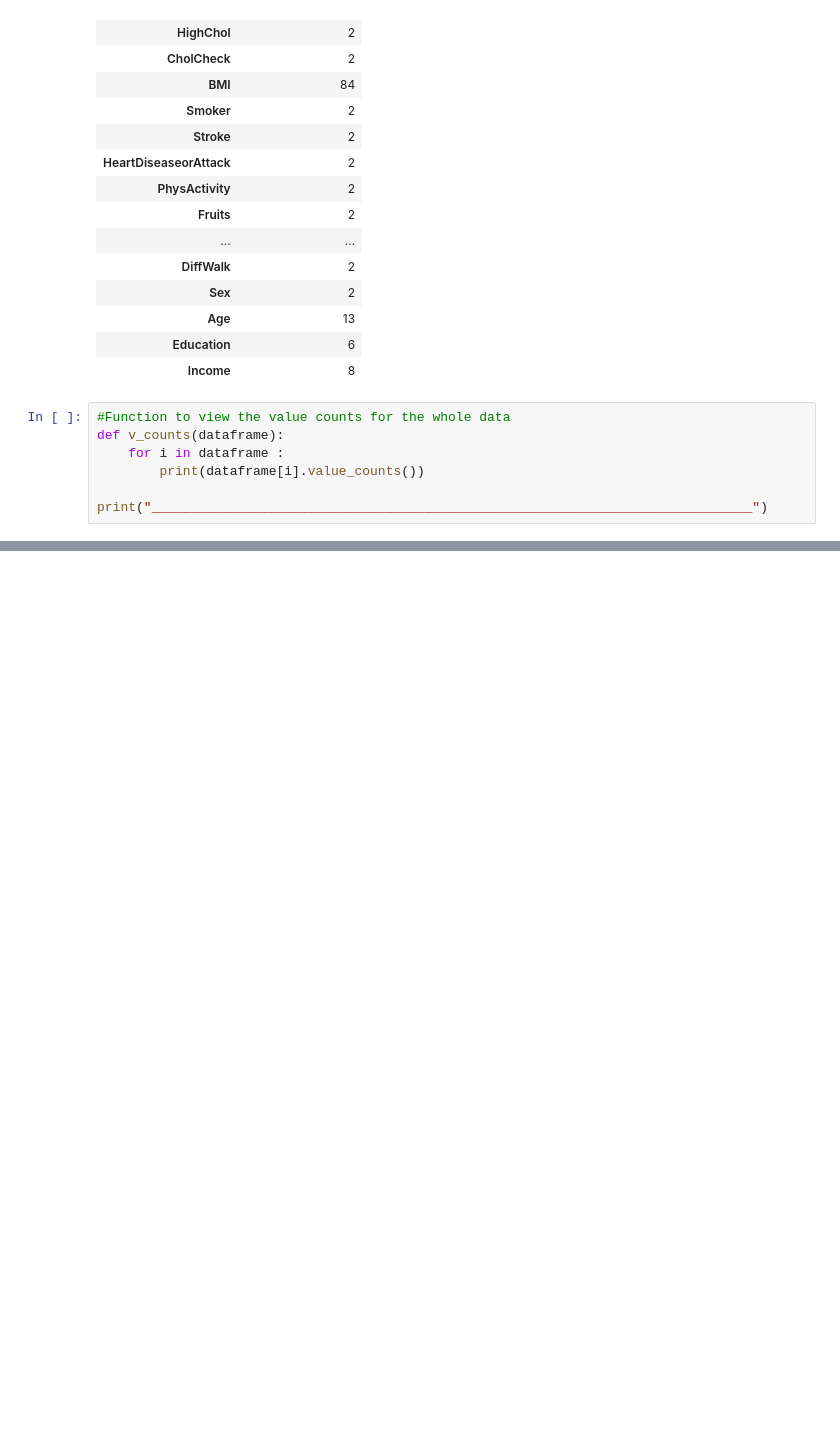
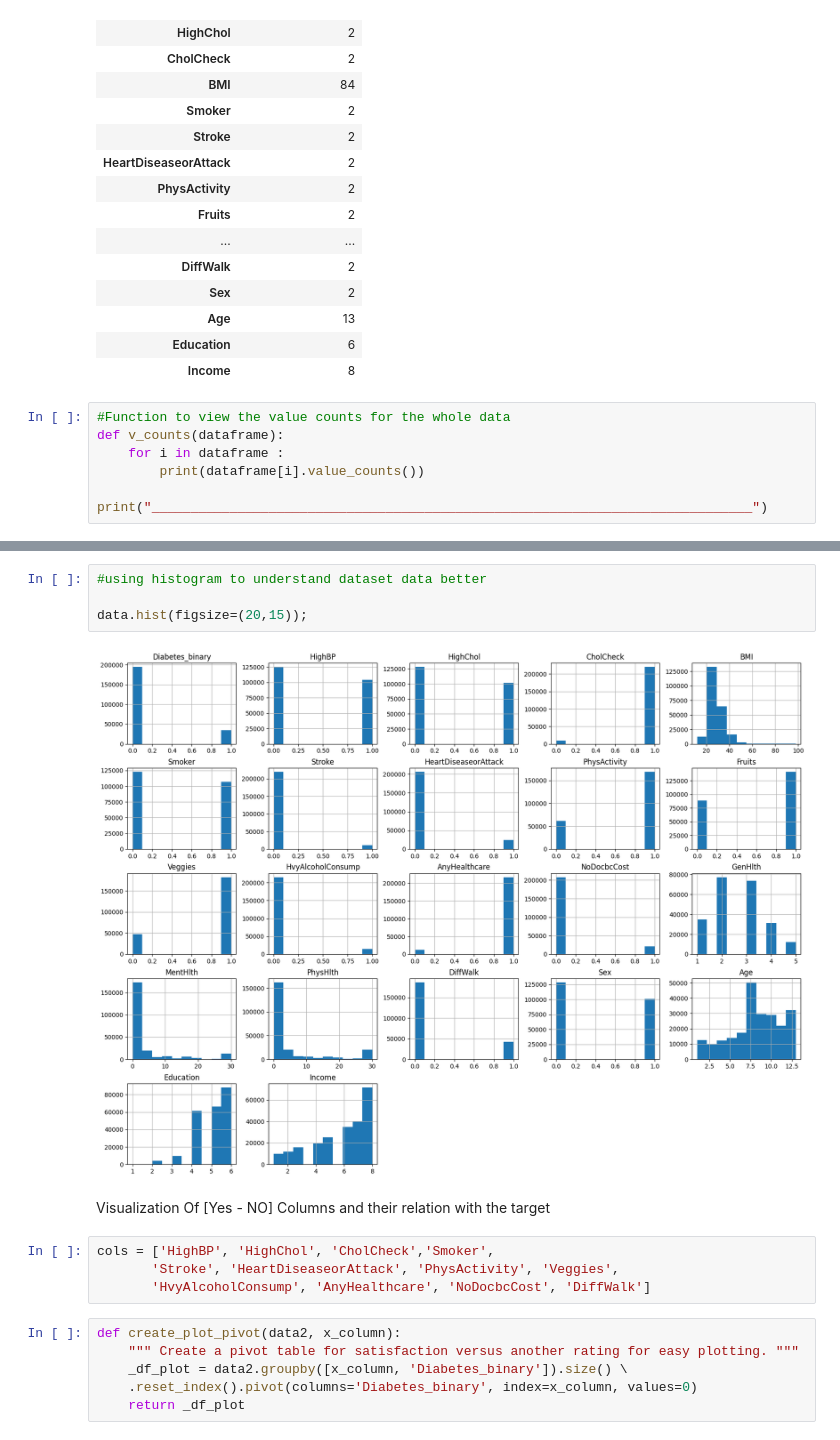
Before and after one commit to Tranduong03/diabetes-diagnosis-system, a Jupyter notebook: notebooks/SE/01_EDA.ipynb, the cells around one changed output, grey strips where cells are left out. Cells and saved outputs as stored; diff of their text form; blank space fills up the shorter version.

```diff
--- a/notebooks/SE/01_EDA.ipynb
+++ b/notebooks/SE/01_EDA.ipynb
@@ -198,0 +365,18 @@ def v_counts(dataframe):
+# %%
+#using histogram to understand dataset data better
+
+data.hist(figsize=(20,15));
+# %% [output]
+[figure, added]
+# %% [markdown]
+Visualization Of [Yes - NO] Columns and their relation with the target
+# %%
+cols = ['HighBP', 'HighChol', 'CholCheck','Smoker',
+       'Stroke', 'HeartDiseaseorAttack', 'PhysActivity', 'Veggies',
+       'HvyAlcoholConsump', 'AnyHealthcare', 'NoDocbcCost', 'DiffWalk']
+# %%
+def create_plot_pivot(data2, x_column):
+    """ Create a pivot table for satisfaction versus another rating for easy plotting. """
+    _df_plot = data2.groupby([x_column, 'Diabetes_binary']).size() \
+    .reset_index().pivot(columns='Diabetes_binary', index=x_column, values=0)
+    return _df_plot
```
Also changed, not shown: parts of 91 cells of this notebook, 1 other file.
